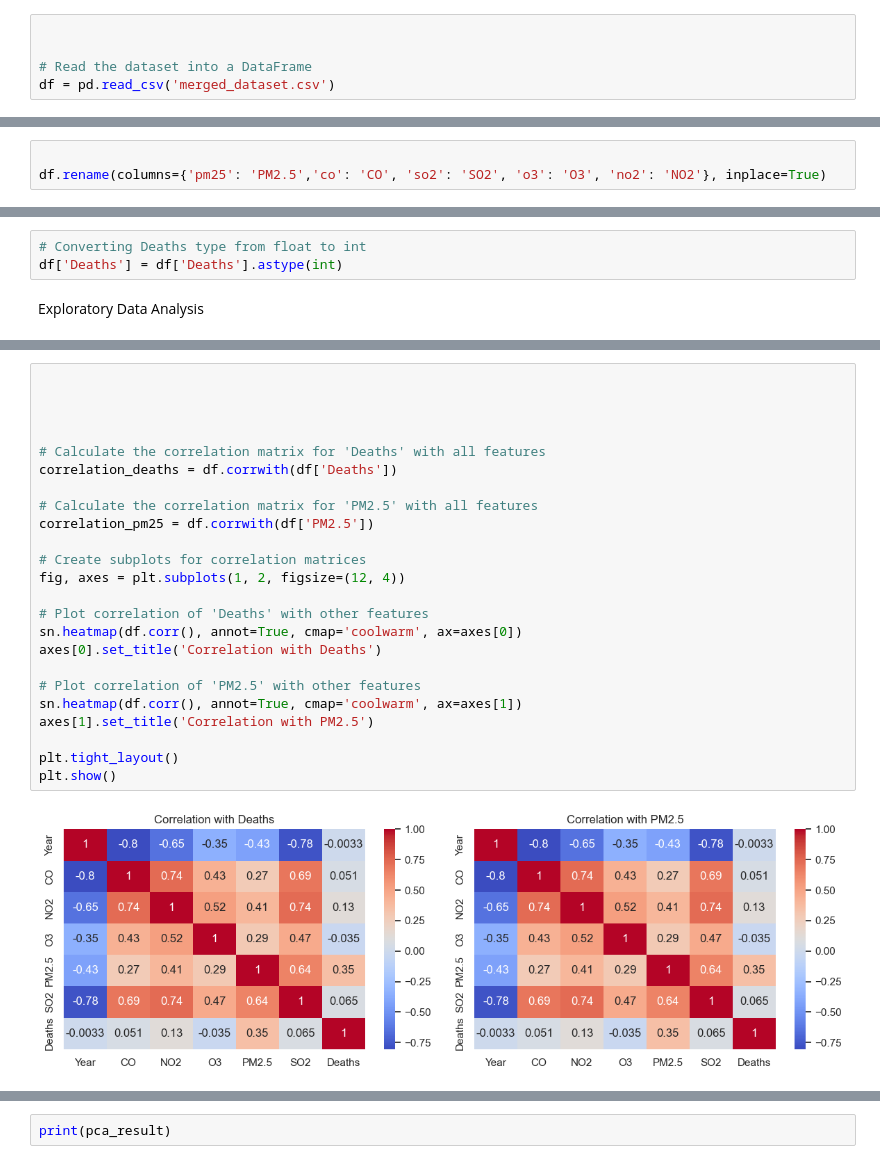
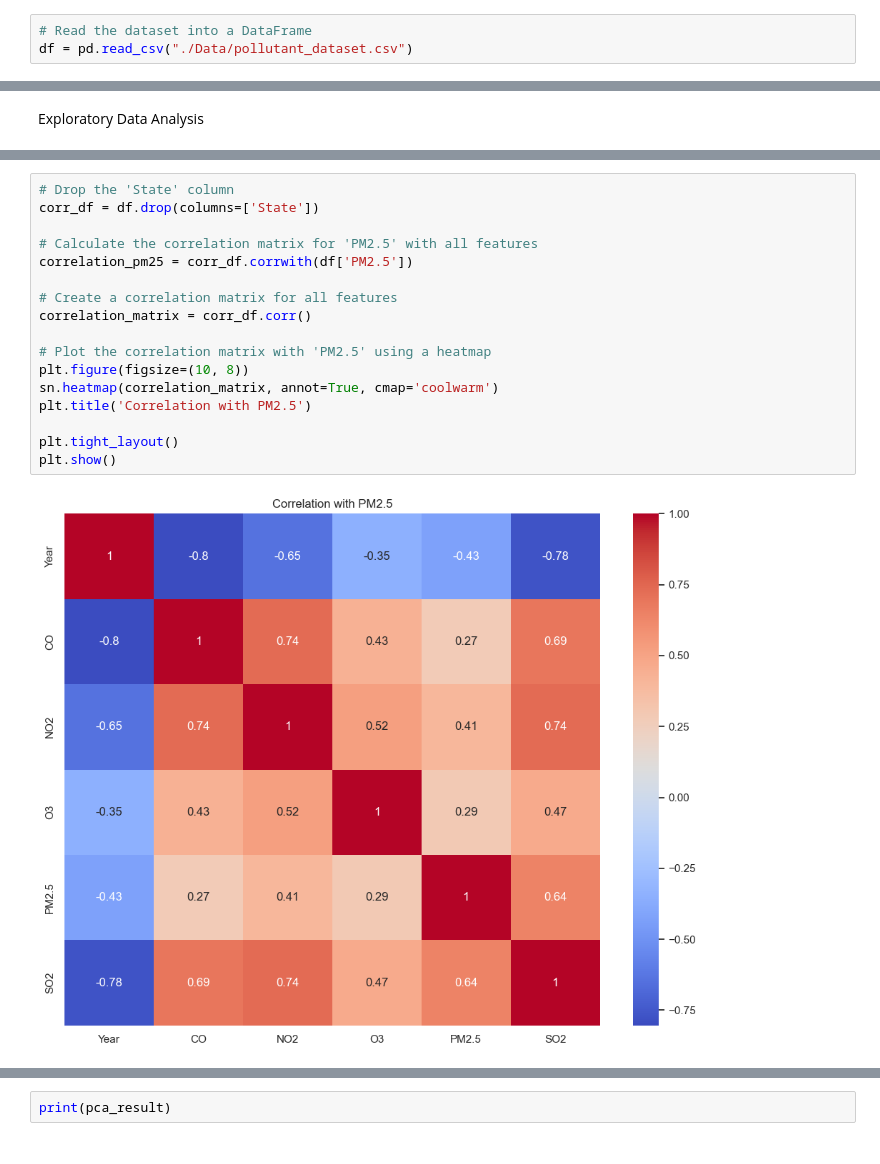
Before and after one commit to 5UMUK/ProjectAQI, a Jupyter notebook: PM2.5_ML (1).ipynb, the cells around one changed output, grey strips where cells are left out. Cells and saved outputs as stored; diff of their text form.

```diff
--- a/PM2.5_ML (1).ipynb
+++ b/PM2.5_ML (1).ipynb
@@ -7,10 +7,8 @@ import seaborn as sn
 import warnings
 warnings.filterwarnings('ignore')
 # %%
-
-
 # Read the dataset into a DataFrame
-df = pd.read_csv('merged_dataset.csv')
+df = pd.read_csv("./Data/pollutant_dataset.csv")
 # %%
 df.head()
 # %% [output]
@@ -23,6 +21,3 @@ df.head()
-# %%
-
-df.rename(columns={'pm25': 'PM2.5','co': 'CO', 'so2': 'SO2', 'o3': 'O3', 'no2': 'NO2'}, inplace=True)
 # %% [markdown]
 **Dataset Description:**
 
@@ -90,9 +83,6 @@ df['Year'].unique()
 # %% [output]
 array([2000, 2001, 2002, 2003, 2004, 2005, 2006, 2007, 2008, 2009, 2010,
        2011, 2012, 2013, 2014, 2015], dtype=int64)
-# %%
-# Converting Deaths type from float to int
-df['Deaths'] = df['Deaths'].astype(int)
 # %% [markdown]
 Exploratory Data Analysis
 # %%
@@ -266,29 +259,22 @@ print(vif_data)
 # %%
-
-
-
-
-# Calculate the correlation matrix for 'Deaths' with all features
-correlation_deaths = df.corrwith(df['Deaths'])
+# Drop the 'State' column
+corr_df = df.drop(columns=['State'])
 
 # Calculate the correlation matrix for 'PM2.5' with all features
-correlation_pm25 = df.corrwith(df['PM2.5'])
+correlation_pm25 = corr_df.corrwith(df['PM2.5'])
 
-# Create subplots for correlation matrices
-fig, axes = plt.subplots(1, 2, figsize=(12, 4))
+# Create a correlation matrix for all features
+correlation_matrix = corr_df.corr()
 
-# Plot correlation of 'Deaths' with other features
-sn.heatmap(df.corr(), annot=True, cmap='coolwarm', ax=axes[0])
-axes[0].set_title('Correlation with Deaths')
-
-# Plot correlation of 'PM2.5' with other features
-sn.heatmap(df.corr(), annot=True, cmap='coolwarm', ax=axes[1])
-axes[1].set_title('Correlation with PM2.5')
+# Plot the correlation matrix with 'PM2.5' using a heatmap
+plt.figure(figsize=(10, 8))
+sn.heatmap(correlation_matrix, annot=True, cmap='coolwarm')
+plt.title('Correlation with PM2.5')
 
 plt.tight_layout()
 plt.show()
 # %% [output]
-[figure, old version]
+[figure, new version]
 # %%
 df.describe()
 # %% [output]
```
Also changed, not shown: parts of 49 cells of this notebook, 12 other files.
